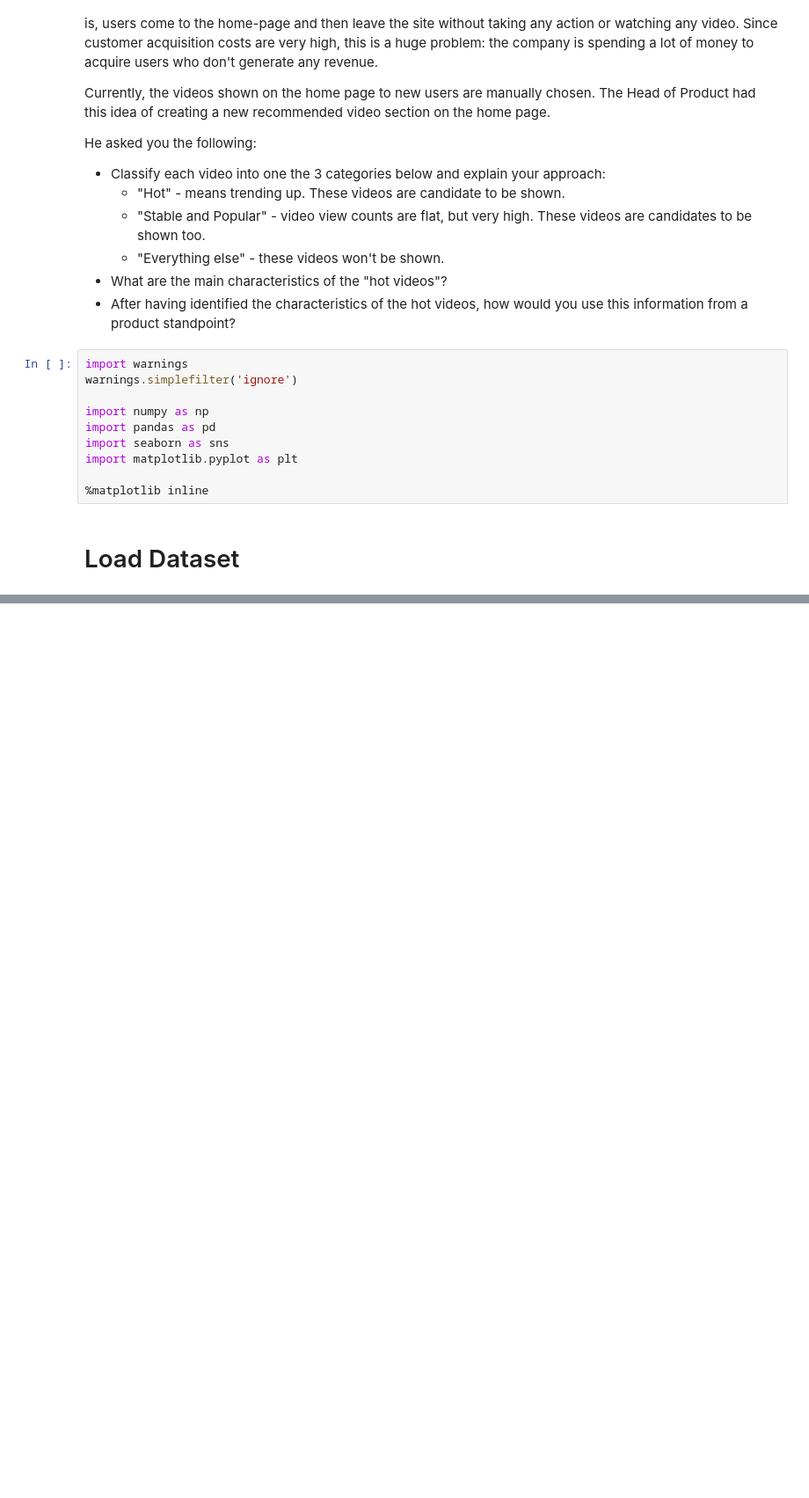
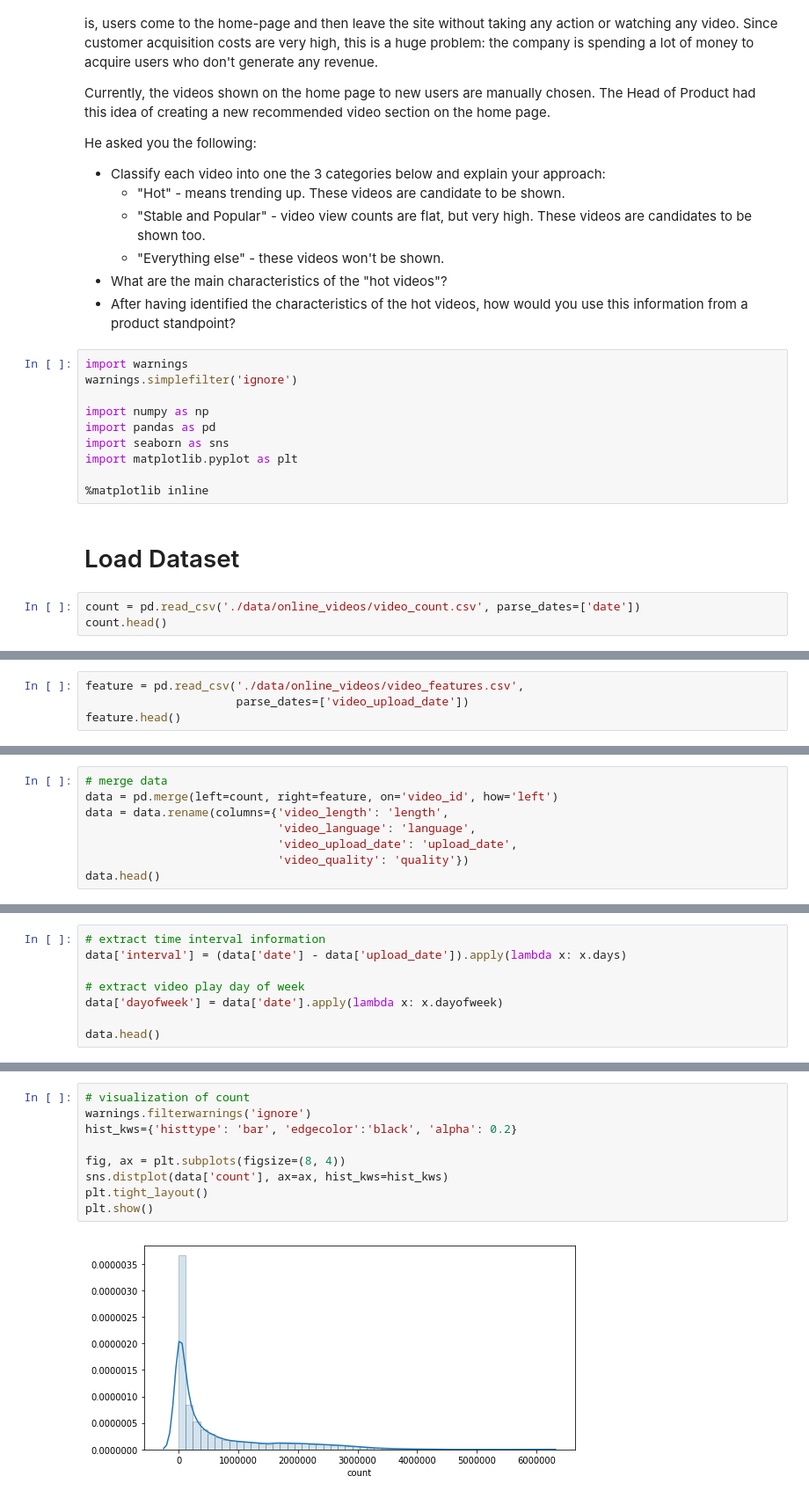
Before and after one commit to JifuZhao/DS-Take-Home, a Jupyter notebook: 18. On-Line Video Challenge.ipynb, the cells around one changed output, grey strips where cells are left out. Shown at 88% size. Drawn from its saved outputs; the diff is of its cells as text; blank space fills up the shorter version.

```diff
--- a/18. On-Line Video Challenge.ipynb
+++ b/18. On-Line Video Challenge.ipynb
@@ -30,3 +30,6 @@ import matplotlib.pyplot as plt
 %matplotlib inline
 # %% [markdown]
 # Load Dataset
+# %%
+count = pd.read_csv('./data/online_videos/video_count.csv', parse_dates=['date'])
+count.head()
@@ -32,0 +54,4 @@ import matplotlib.pyplot as plt
+# %%
+feature = pd.read_csv('./data/online_videos/video_features.csv',
+                      parse_dates=['video_upload_date'])
+feature.head()
@@ -32,0 +78,8 @@ import matplotlib.pyplot as plt
+# %%
+# merge data
+data = pd.merge(left=count, right=feature, on='video_id', how='left')
+data = data.rename(columns={'video_length': 'length',
+                            'video_language': 'language',
+                            'video_upload_date': 'upload_date',
+                            'video_quality': 'quality'})
+data.head()
@@ -32,0 +95,8 @@ import matplotlib.pyplot as plt
+# %%
+# extract time interval information
+data['interval'] = (data['date'] - data['upload_date']).apply(lambda x: x.days)
+
+# extract video play day of week
+data['dayofweek'] = data['date'].apply(lambda x: x.dayofweek)
+
+data.head()
@@ -32,0 +110,11 @@ import matplotlib.pyplot as plt
+# %%
+# visualization of count
+warnings.filterwarnings('ignore')
+hist_kws={'histtype': 'bar', 'edgecolor':'black', 'alpha': 0.2}
+
+fig, ax = plt.subplots(figsize=(8, 4))
+sns.distplot(data['count'], ax=ax, hist_kws=hist_kws)
+plt.tight_layout()
+plt.show()
+# %% [output]
+[figure, added]
```
Also changed, not shown: parts of 36 cells of this notebook, 1 other file.
